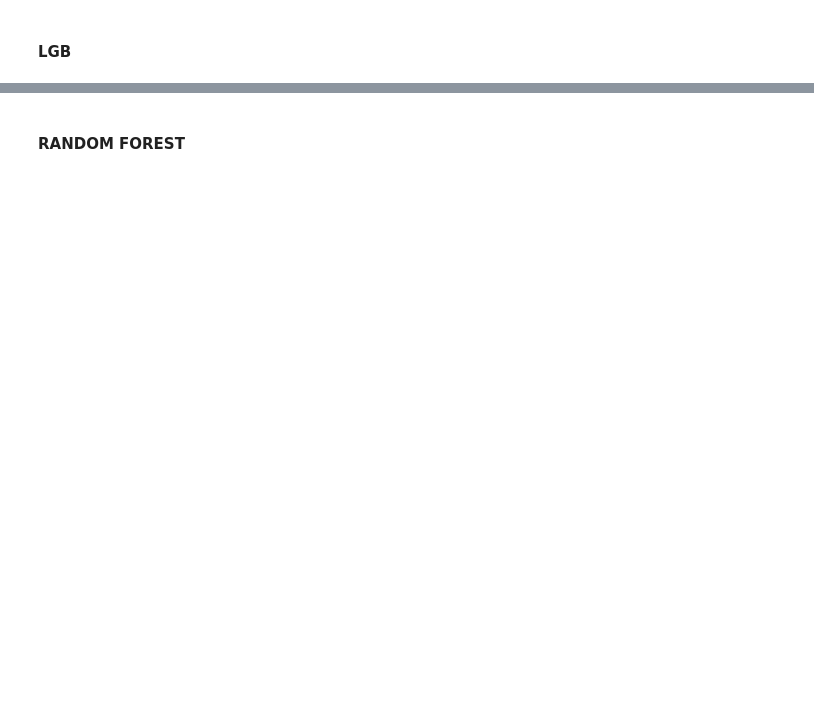
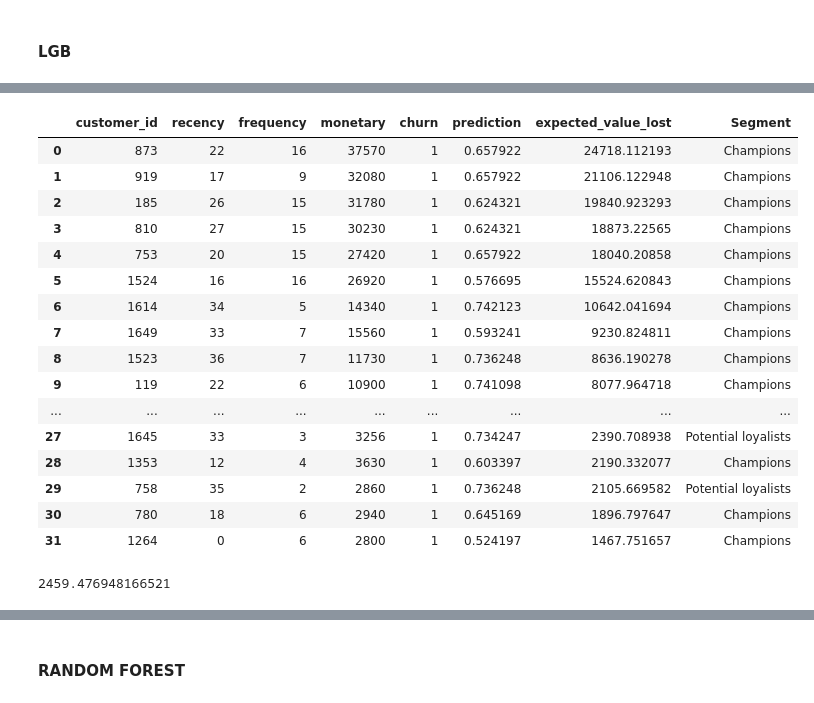
Before and after one commit to HanL1223/JR_Recommender, a Jupyter notebook: projects/cafe-analytics/Codes/CA-42.ipynb, the cells around one changed output, grey strips where cells are left out. Drawn from its saved outputs; the diff is of its cells as text; code cells hidden in the pictures; blank space fills up the shorter version.

```diff
--- a/projects/cafe-analytics/Codes/CA-42.ipynb
+++ b/projects/cafe-analytics/Codes/CA-42.ipynb
@@ -129,7 +140,8 @@ Name: count, dtype: int64
 X = rfm_table.drop(['churn'], axis= 1)
 y = rfm_table[['churn']].values.reshape(-1)
 # %%
-X_test = test_set.drop(['churn'], axis= 1)
+id_test = test_set['customer_id']
+X_test = test_set.drop(['churn', 'customer_id'], axis= 1)
 y_test = test_set[['churn']].values.reshape(-1)
 # %%
 from sklearn.preprocessing import StandardScaler
@@ -281,0 +298,9 @@ weighted avg       0.90      0.75      0.79      1689
+# %%
+rfm_df = pd.read_gbq(
+    """
+    SELECT  *
+    FROM `jr-data-training.nicole.rfm_new`
+    --- LIMIT 10
+  """,
+    project_id="jr-data-training",
+)
@@ -281,0 +315,37 @@ weighted avg       0.90      0.75      0.79      1689
+# %%
+test_set.reset_index(drop=True, inplace=True)
+predictions_df = pd.DataFrame({'prediction': predictions[:,1]})
+merged_df = pd.concat([test_set, predictions_df], axis=1)
+
+# calculate the expected value lost
+merged_df["expected_value_lost"] = merged_df.monetary * merged_df.prediction
+
+# sort the lost customers by the value lost
+sorted_df = merged_df[(merged_df['churn'] == 1) & (merged_df['prediction'] >= 0.5) & (merged_df['frequency'] >= 2)].sort_values(by='expected_value_lost', ascending=False)
+
+# merge the RFM segment value into the table
+sorted_df = pd.merge(sorted_df, rfm_df[['customer_id', 'Segment']], on='customer_id', how='left')
+# %%
+sorted_df
+# %% [output]
+|  | customer_id | recency | frequency | monetary | churn | prediction | expected_value_lost | Segment |
+| 0 | 873 | 22 | 16 | 37570 | 1 | 0.657922 | 24718.112193 | Champions |
+| 1 | 919 | 17 | 9 | 32080 | 1 | 0.657922 | 21106.122948 | Champions |
+| 2 | 185 | 26 | 15 | 31780 | 1 | 0.624321 | 19840.923293 | Champions |
+| 3 | 810 | 27 | 15 | 30230 | 1 | 0.624321 | 18873.22565 | Champions |
+| 4 | 753 | 20 | 15 | 27420 | 1 | 0.657922 | 18040.20858 | Champions |
+| 5 | 1524 | 16 | 16 | 26920 | 1 | 0.576695 | 15524.620843 | Champions |
+| 6 | 1614 | 34 | 5 | 14340 | 1 | 0.742123 | 10642.041694 | Champions |
+| 7 | 1649 | 33 | 7 | 15560 | 1 | 0.593241 | 9230.824811 | Champions |
+| 8 | 1523 | 36 | 7 | 11730 | 1 | 0.736248 | 8636.190278 | Champions |
+| 9 | 119 | 22 | 6 | 10900 | 1 | 0.741098 | 8077.964718 | Champions |
+| ... | ... | ... | ... | ... | ... | ... | ... | ... |
+| 27 | 1645 | 33 | 3 | 3256 | 1 | 0.734247 | 2390.708938 | Potential loyalists |
+| 28 | 1353 | 12 | 4 | 3630 | 1 | 0.603397 | 2190.332077 | Champions |
+| 29 | 758 | 35 | 2 | 2860 | 1 | 0.736248 | 2105.669582 | Potential loyalists |
+| 30 | 780 | 18 | 6 | 2940 | 1 | 0.645169 | 1896.797647 | Champions |
+| 31 | 1264 | 0 | 6 | 2800 | 1 | 0.524197 | 1467.751657 | Champions |
+# %%
+sum(sorted_df['expected_value_lost']) / 100
+# %% [output]
+2459.476948166521
```
Also changed, not shown: parts of 28 cells of this notebook.
